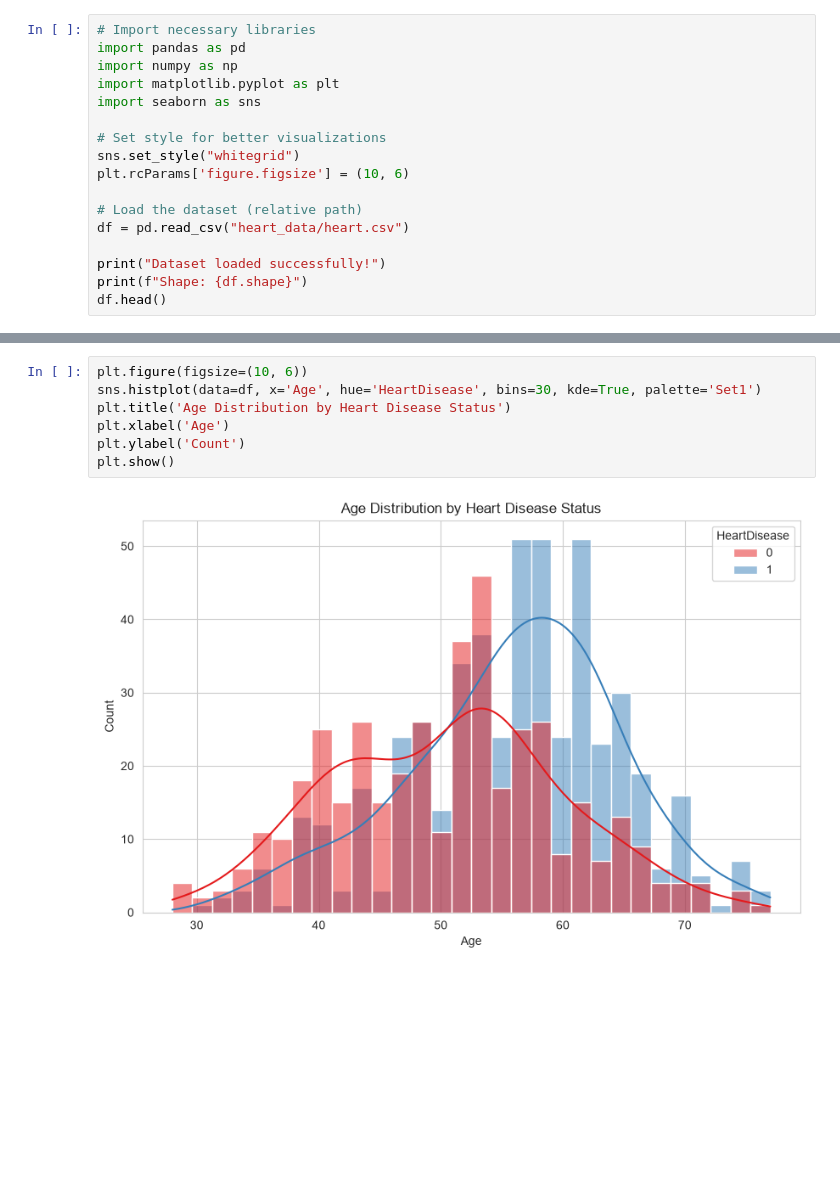
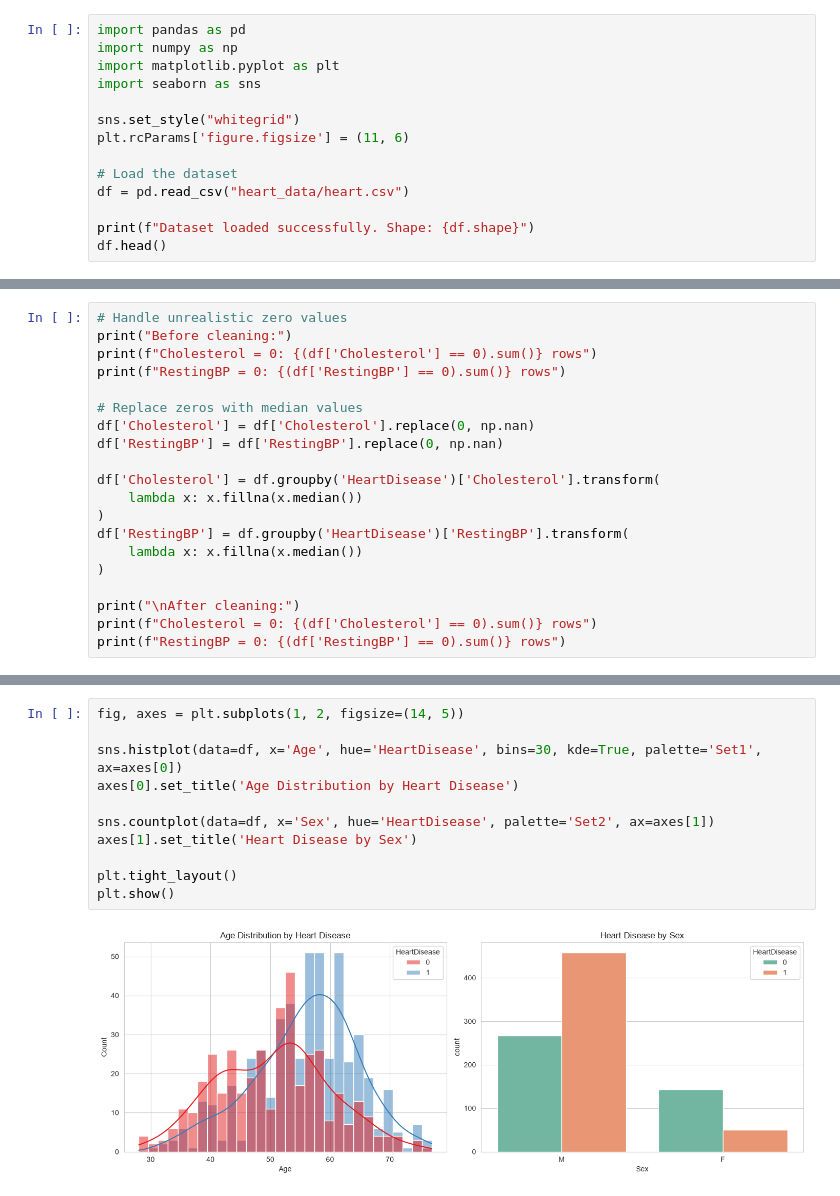
Before and after one commit to senseirandystl/Heart-Disease-Data-Analysis-Project, a Jupyter notebook: Heart Disease Data Analysis.ipynb, the cells around one changed output, grey strips where cells are left out. Drawn from its saved outputs; the diff is of its cells as text; blank space fills up the shorter version.

```diff
--- a/Heart Disease Data Analysis.ipynb
+++ b/Heart Disease Data Analysis.ipynb
@@ -15,18 +14,15 @@ This project explores a heart disease dataset to identify key factors associated
 # %%
-# Import necessary libraries
 import pandas as pd
 import numpy as np
 import matplotlib.pyplot as plt
 import seaborn as sns
 
-# Set style for better visualizations
 sns.set_style("whitegrid")
-plt.rcParams['figure.figsize'] = (10, 6)
+plt.rcParams['figure.figsize'] = (11, 6)
 
-# Load the dataset (relative path)
+# Load the dataset
 df = pd.read_csv("heart_data/heart.csv")
 
-print("Dataset loaded successfully!")
-print(f"Shape: {df.shape}")
+print(f"Dataset loaded successfully. Shape: {df.shape}")
 df.head()
 # %% [output]
@@ -113,0 +71,20 @@ We will proceed with exploratory analysis. If needed, we can handle any outliers
+# %%
+# Handle unrealistic zero values
+print("Before cleaning:")
+print(f"Cholesterol = 0: {(df['Cholesterol'] == 0).sum()} rows")
+print(f"RestingBP = 0: {(df['RestingBP'] == 0).sum()} rows")
+
+# Replace zeros with median values
+df['Cholesterol'] = df['Cholesterol'].replace(0, np.nan)
+df['RestingBP'] = df['RestingBP'].replace(0, np.nan)
+
+df['Cholesterol'] = df.groupby('HeartDisease')['Cholesterol'].transform(
+    lambda x: x.fillna(x.median())
+)
+df['RestingBP'] = df.groupby('HeartDisease')['RestingBP'].transform(
+    lambda x: x.fillna(x.median())
+)
+
+print("\nAfter cleaning:")
+print(f"Cholesterol = 0: {(df['Cholesterol'] == 0).sum()} rows")
+print(f"RestingBP = 0: {(df['RestingBP'] == 0).sum()} rows")
@@ -133,11 +122,15 @@ HeartDisease
 0    44.662309
 Name: proportion, dtype: float64
 # %%
-plt.figure(figsize=(10, 6))
-sns.histplot(data=df, x='Age', hue='HeartDisease', bins=30, kde=True, palette='Set1')
-plt.title('Age Distribution by Heart Disease Status')
-plt.xlabel('Age')
-plt.ylabel('Count')
+fig, axes = plt.subplots(1, 2, figsize=(14, 5))
+
+sns.histplot(data=df, x='Age', hue='HeartDisease', bins=30, kde=True, palette='Set1', ax=axes[0])
+axes[0].set_title('Age Distribution by Heart Disease')
+
+sns.countplot(data=df, x='Sex', hue='HeartDisease', palette='Set2', ax=axes[1])
+axes[1].set_title('Heart Disease by Sex')
+
+plt.tight_layout()
 plt.show()
 # %% [output]
-[figure, old version]
+[figure, new version]
```
Also changed, not shown: parts of 18 cells of this notebook.
